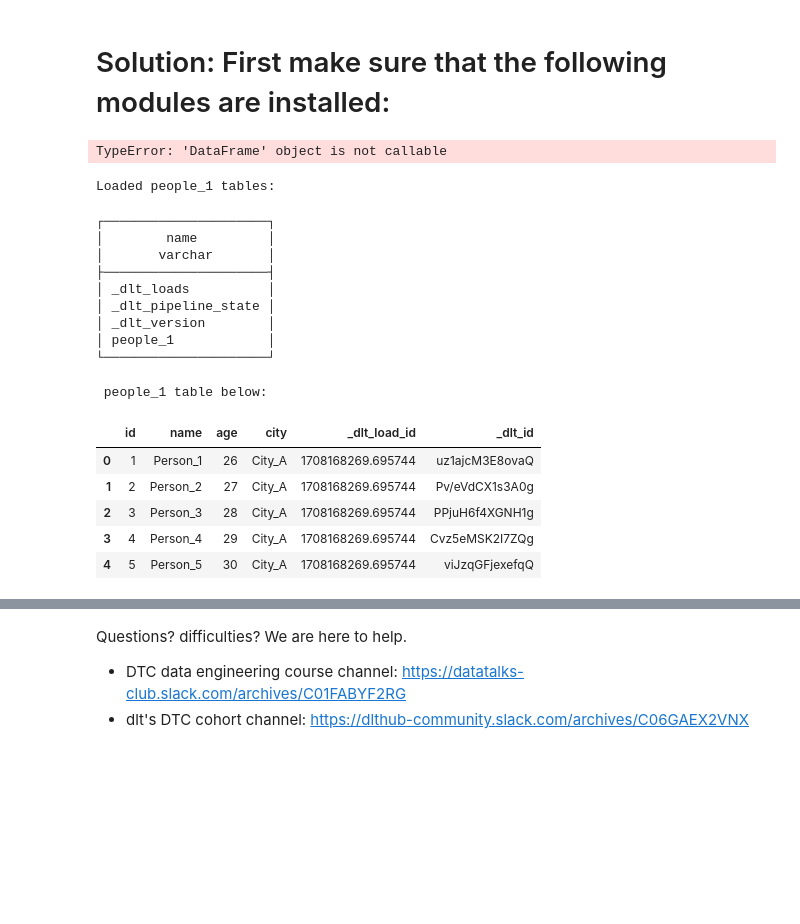
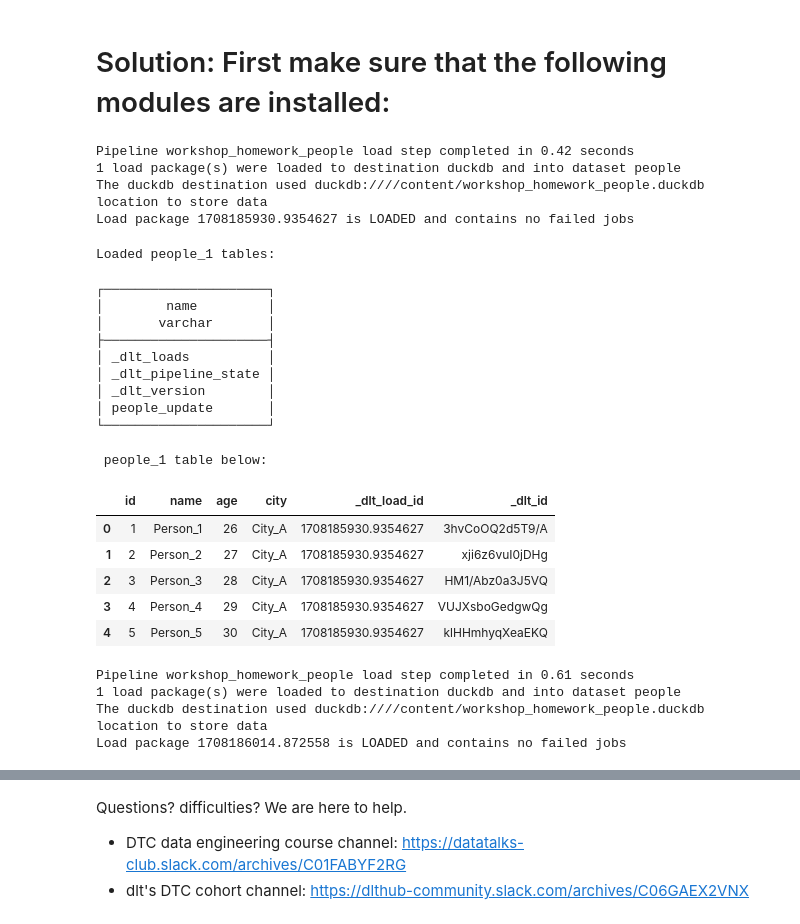
Before and after one commit to xiangivyli/data_engineering_zoomcamp_learning, a Jupyter notebook: Homework_data_talks_club_data_extraction_and_ingestion.ipynb, the cells around one changed output, grey strips where cells are left out. Saved outputs shown, nothing was run; the diff lists cells and outputs as text; code cells hidden in the pictures; blank space fills up the shorter version.

```diff
--- a/Homework_data_talks_club_data_extraction_and_ingestion.ipynb
+++ b/Homework_data_talks_club_data_extraction_and_ingestion.ipynb
@@ -153,52 +153,57 @@ Question: **Calculate the sum of ages of all the people loaded as described abov
 # %%
 import dlt
 # %%
-pipeline = dlt.pipeline(pipeline_name="workshop_homework_people_1_load",
+#load the people_1 firstly
+load_pipeline = dlt.pipeline(pipeline_name="workshop_homework_people",
 						destination='duckdb',
 						dataset_name='people')
 
 # run the pipeline with default settings, and capture the outcome
-info = pipeline.run(people_1(),
-                    table_name="people_1",
-                    write_disposition="replace")
+info = load_pipeline.run(people_1(),
+                    table_name="people_update",
+                    write_disposition="replace",
+                    primary_key = "id")
 
 # show the outcome
 print(info)
 # %% [output]
-TypeError: 'DataFrame' object is not callable
+Pipeline workshop_homework_people load step completed in 0.42 seconds
+1 load package(s) were loaded to destination duckdb and into dataset people
+The duckdb destination used duckdb:////content/workshop_homework_people.duckdb location to store data
+Load package 1708185930.9354627 is LOADED and contains no failed jobs
 # %%
 # show outcome
 
 import duckdb
 
-conn = duckdb.connect(f"{pipeline.pipeline_name}.duckdb")
+conn = duckdb.connect(f"{load_pipeline.pipeline_name}.duckdb")
 
 # let's see the tables
-conn.sql(f"SET search_path = '{pipeline.dataset_name}'")
+conn.sql(f"SET search_path = '{load_pipeline.dataset_name}'")
 print('Loaded people_1 tables: ')
 display(conn.sql("show tables"))
 
 # and the data
 
 print("\n\n\n people_1 table below:")
 
-people_1 = conn.sql("SELECT * FROM people_1").df()
+people_1 = conn.sql("SELECT * FROM people_update").df()
 display(people_1)
 # %% [output]
 Loaded people_1 tables:
 ┌─────────────────────┐
 │        name         │
 │       varchar       │
 ├─────────────────────┤
 │ _dlt_loads          │
 │ _dlt_pipeline_state │
 │ _dlt_version        │
-│ people_1            │
+│ people_update       │
 └─────────────────────┘
  people_1 table below:
 |  | id | name | age | city | _dlt_load_id | _dlt_id |
-| 0 | 1 | Person_1 | 26 | City_A | 1708168269.695744 | uz1ajcM3E8ovaQ |
-| 1 | 2 | Person_2 | 27 | City_A | 1708168269.695744 | Pv/eVdCX1s3A0g |
-| 2 | 3 | Person_3 | 28 | City_A | 1708168269.695744 | PPjuH6f4XGNH1g |
-| 3 | 4 | Person_4 | 29 | City_A | 1708168269.695744 | Cvz5eMSK2I7ZQg |
-| 4 | 5 | Person_5 | 30 | City_A | 1708168269.695744 | viJzqGFjexefqQ |
+| 0 | 1 | Person_1 | 26 | City_A | 1708185930.9354627 | 3hvCoOQ2d5T9/A |
+| 1 | 2 | Person_2 | 27 | City_A | 1708185930.9354627 | xji6z6vuI0jDHg |
+| 2 | 3 | Person_3 | 28 | City_A | 1708185930.9354627 | HM1/Abz0a3J5VQ |
+| 3 | 4 | Person_4 | 29 | City_A | 1708185930.9354627 | VUJXsboGedgwQg |
+| 4 | 5 | Person_5 | 30 | City_A | 1708185930.9354627 | klHHmhyqXeaEKQ |
@@ -206,0 +210,17 @@ Loaded people_1 tables:
+# %%
+#merge the people_2 then
+load_pipeline
+
+# run the pipeline with default settings, and capture the outcome
+info_2 = load_pipeline.run(people_2(),
+                    table_name="people_update",
+                    write_disposition="merge",
+                    primary_key = "id")
+
+# show the outcome
+print(info_2)
+# %% [output]
+Pipeline workshop_homework_people load step completed in 0.61 seconds
+1 load package(s) were loaded to destination duckdb and into dataset people
+The duckdb destination used duckdb:////content/workshop_homework_people.duckdb location to store data
+Load package 1708186014.872558 is LOADED and contains no failed jobs
```
Also changed, not shown: parts of 8 cells of this notebook.
